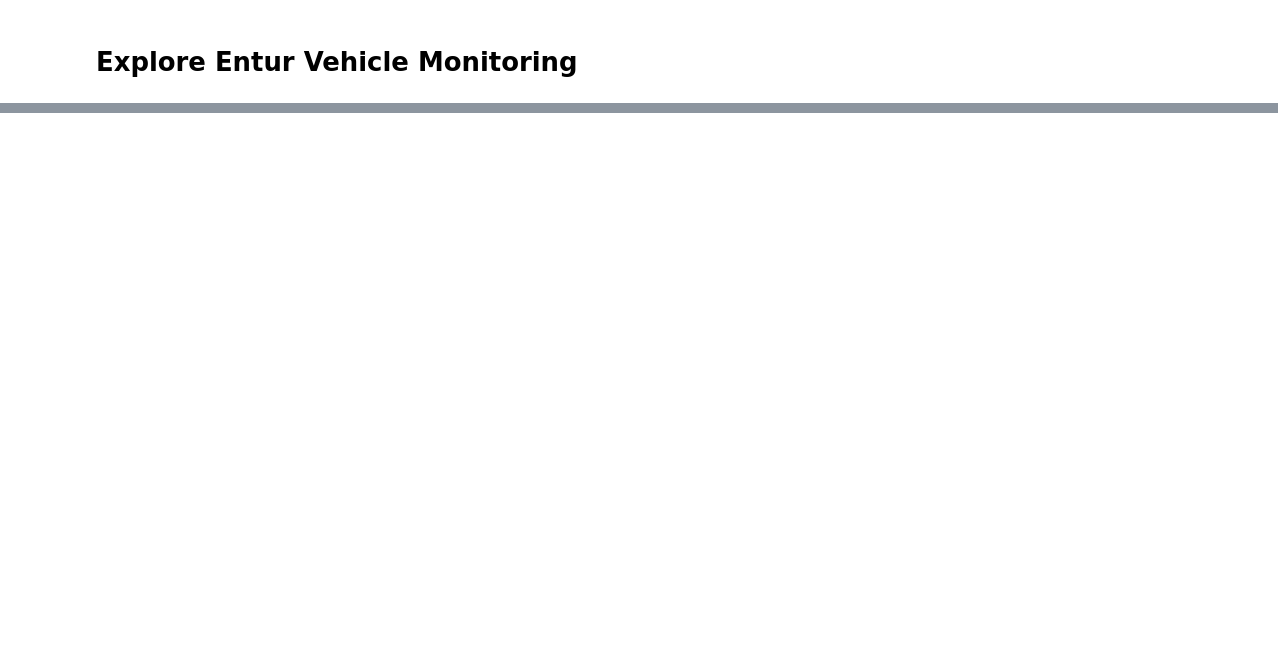
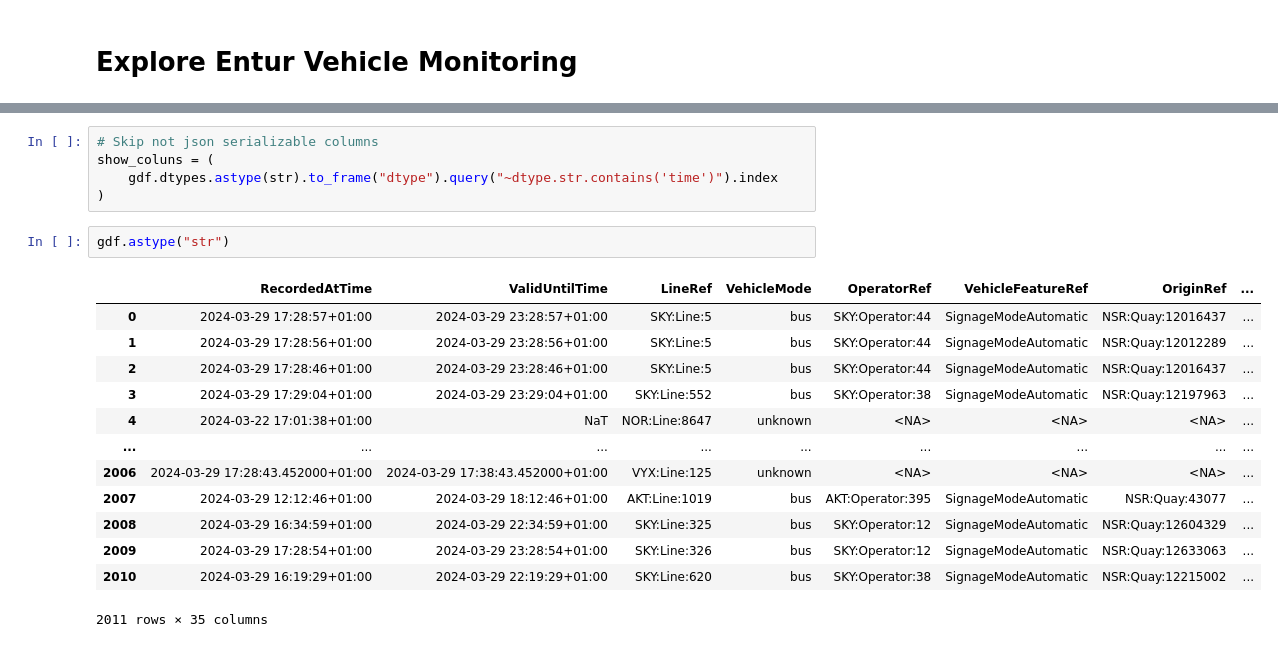
Before and after one commit to knuthp/spartid-pubtransport, a Jupyter notebook: notebooks/explore_vehicle_monitoring.ipynb, the cells around one changed output, grey strips where cells are left out. Cells and saved outputs as stored; diff of their text form; blank space fills up the shorter version.

```diff
--- a/notebooks/explore_vehicle_monitoring.ipynb
+++ b/notebooks/explore_vehicle_monitoring.ipynb
@@ -96,3 +71,24 @@ gdf.head()
+# %%
+# Skip not json serializable columns
+show_coluns = (
+    gdf.dtypes.astype(str).to_frame("dtype").query("~dtype.str.contains('time')").index
+)
+# %%
+gdf.astype("str")
+# %% [output]
+|  | RecordedAtTime | ValidUntilTime | LineRef | VehicleMode | OperatorRef | VehicleFeatureRef | OriginRef | ... |
+| 0 | 2024-03-29 17:28:57+01:00 | 2024-03-29 23:28:57+01:00 | SKY:Line:5 | bus | SKY:Operator:44 | SignageModeAutomatic | NSR:Quay:12016437 | ... |
+| 1 | 2024-03-29 17:28:56+01:00 | 2024-03-29 23:28:56+01:00 | SKY:Line:5 | bus | SKY:Operator:44 | SignageModeAutomatic | NSR:Quay:12012289 | ... |
+| 2 | 2024-03-29 17:28:46+01:00 | 2024-03-29 23:28:46+01:00 | SKY:Line:5 | bus | SKY:Operator:44 | SignageModeAutomatic | NSR:Quay:12016437 | ... |
+| 3 | 2024-03-29 17:29:04+01:00 | 2024-03-29 23:29:04+01:00 | SKY:Line:552 | bus | SKY:Operator:38 | SignageModeAutomatic | NSR:Quay:12197963 | ... |
+| 4 | 2024-03-22 17:01:38+01:00 | NaT | NOR:Line:8647 | unknown | <NA> | <NA> | <NA> | ... |
+| ... | ... | ... | ... | ... | ... | ... | ... | ... |
+| 2006 | 2024-03-29 17:28:43.452000+01:00 | 2024-03-29 17:38:43.452000+01:00 | VYX:Line:125 | unknown | <NA> | <NA> | <NA> | ... |
+| 2007 | 2024-03-29 12:12:46+01:00 | 2024-03-29 18:12:46+01:00 | AKT:Line:1019 | bus | AKT:Operator:395 | SignageModeAutomatic | NSR:Quay:43077 | ... |
+| 2008 | 2024-03-29 16:34:59+01:00 | 2024-03-29 22:34:59+01:00 | SKY:Line:325 | bus | SKY:Operator:12 | SignageModeAutomatic | NSR:Quay:12604329 | ... |
+| 2009 | 2024-03-29 17:28:54+01:00 | 2024-03-29 23:28:54+01:00 | SKY:Line:326 | bus | SKY:Operator:12 | SignageModeAutomatic | NSR:Quay:12633063 | ... |
+| 2010 | 2024-03-29 16:19:29+01:00 | 2024-03-29 22:19:29+01:00 | SKY:Line:620 | bus | SKY:Operator:38 | SignageModeAutomatic | NSR:Quay:12215002 | ... |
+2011 rows × 35 columns
 # %%
 gdf["VehicleMode"].value_counts()
 # %% [output]
```
Also changed, not shown: parts of 12 cells of this notebook, 3 other files.
